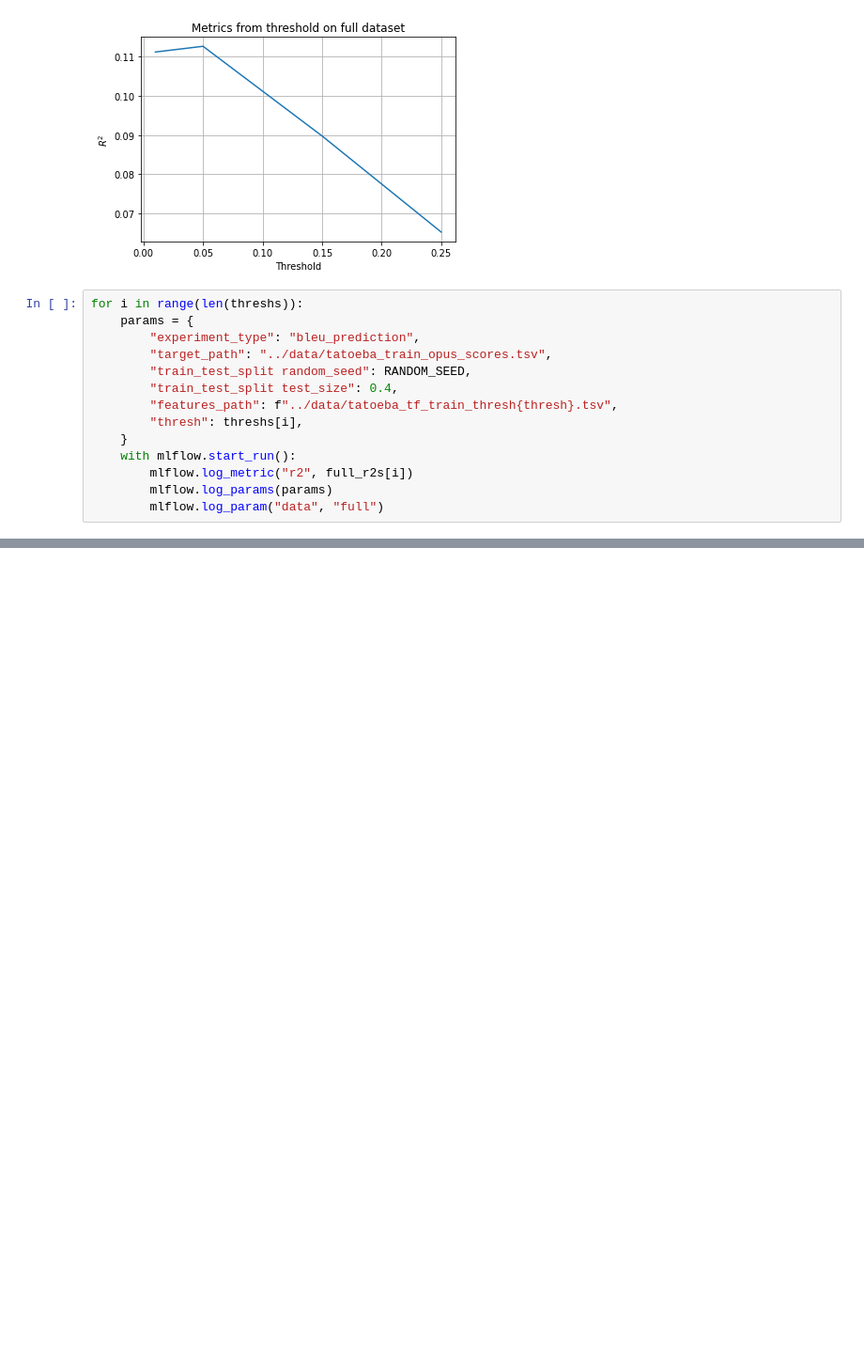
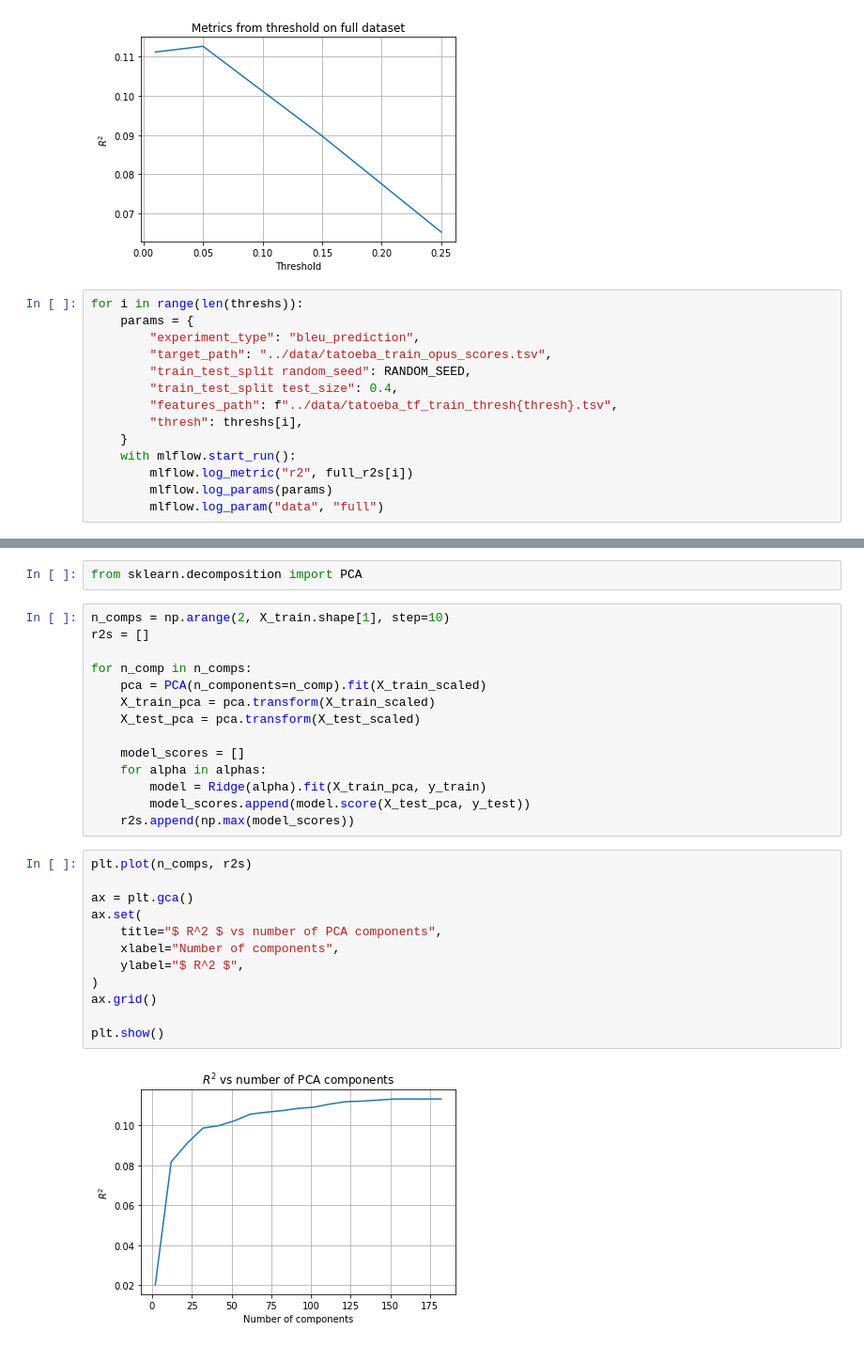
Before and after one commit to no-brainer/tda-mt-mirror, a Jupyter notebook: analysis/tatoeba_bleu_prediction.ipynb, the cells around one changed output, grey strips where cells are left out. Shown: that part at 94% size. Saved outputs shown, nothing was run; the diff lists cells and outputs as text; blank space fills up the shorter version.

```diff
--- a/analysis/tatoeba_bleu_prediction.ipynb
+++ b/analysis/tatoeba_bleu_prediction.ipynb
@@ -341,0 +412,30 @@ for i in range(len(threshs)):
+# %%
+from sklearn.decomposition import PCA
+# %%
+n_comps = np.arange(2, X_train.shape[1], step=10)
+r2s = []
+
+for n_comp in n_comps:
+    pca = PCA(n_components=n_comp).fit(X_train_scaled)
+    X_train_pca = pca.transform(X_train_scaled)
+    X_test_pca = pca.transform(X_test_scaled)
+
+    model_scores = []
+    for alpha in alphas:
+        model = Ridge(alpha).fit(X_train_pca, y_train)
+        model_scores.append(model.score(X_test_pca, y_test))
+    r2s.append(np.max(model_scores))
+# %%
+plt.plot(n_comps, r2s)
+
+ax = plt.gca()
+ax.set(
+    title="$ R^2 $ vs number of PCA components",
+    xlabel="Number of components",
+    ylabel="$ R^2 $",
+)
+ax.grid()
+
+plt.show()
+# %% [output]
+[figure, added]
```
Also changed, not shown: parts of 12 cells of this notebook.
